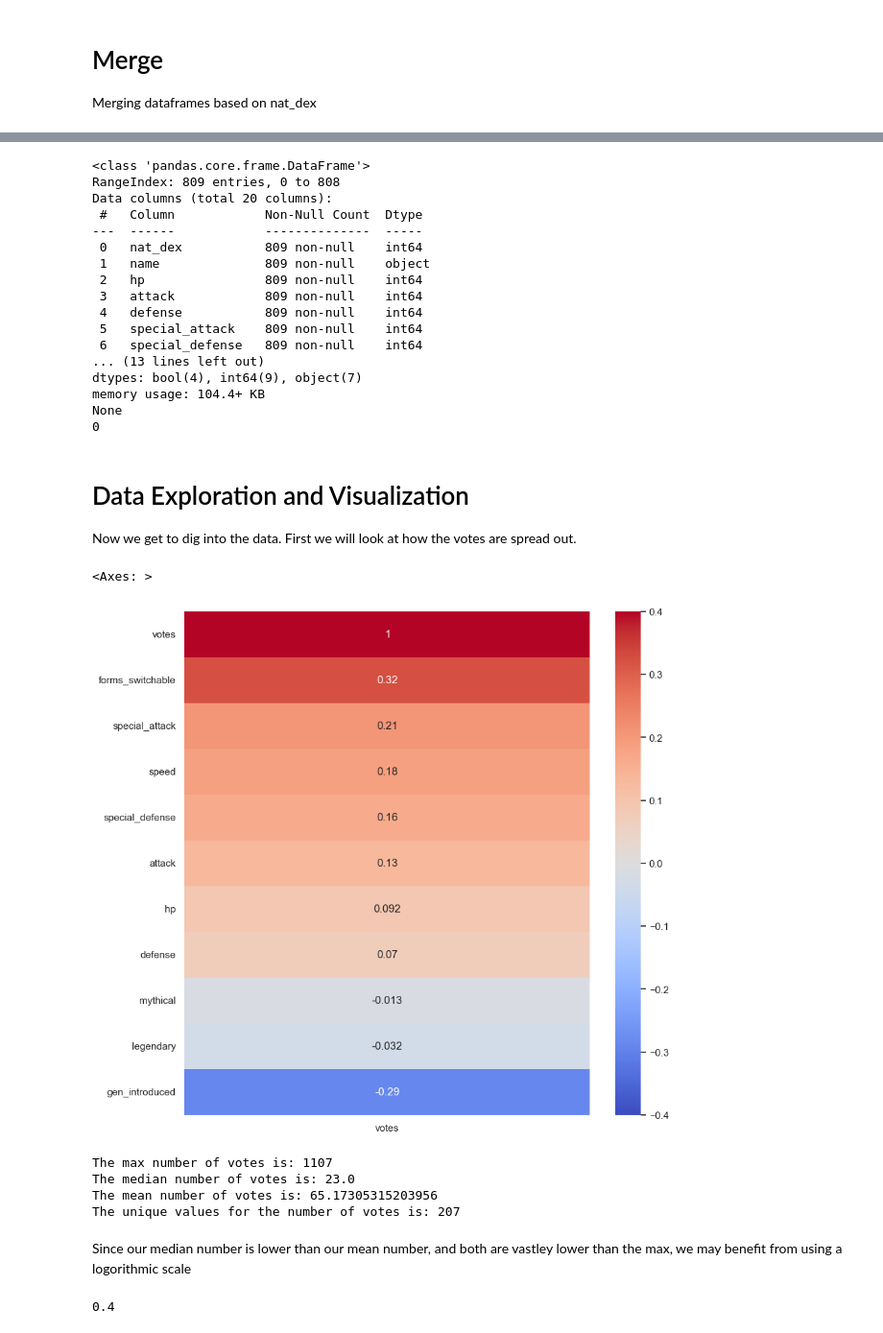
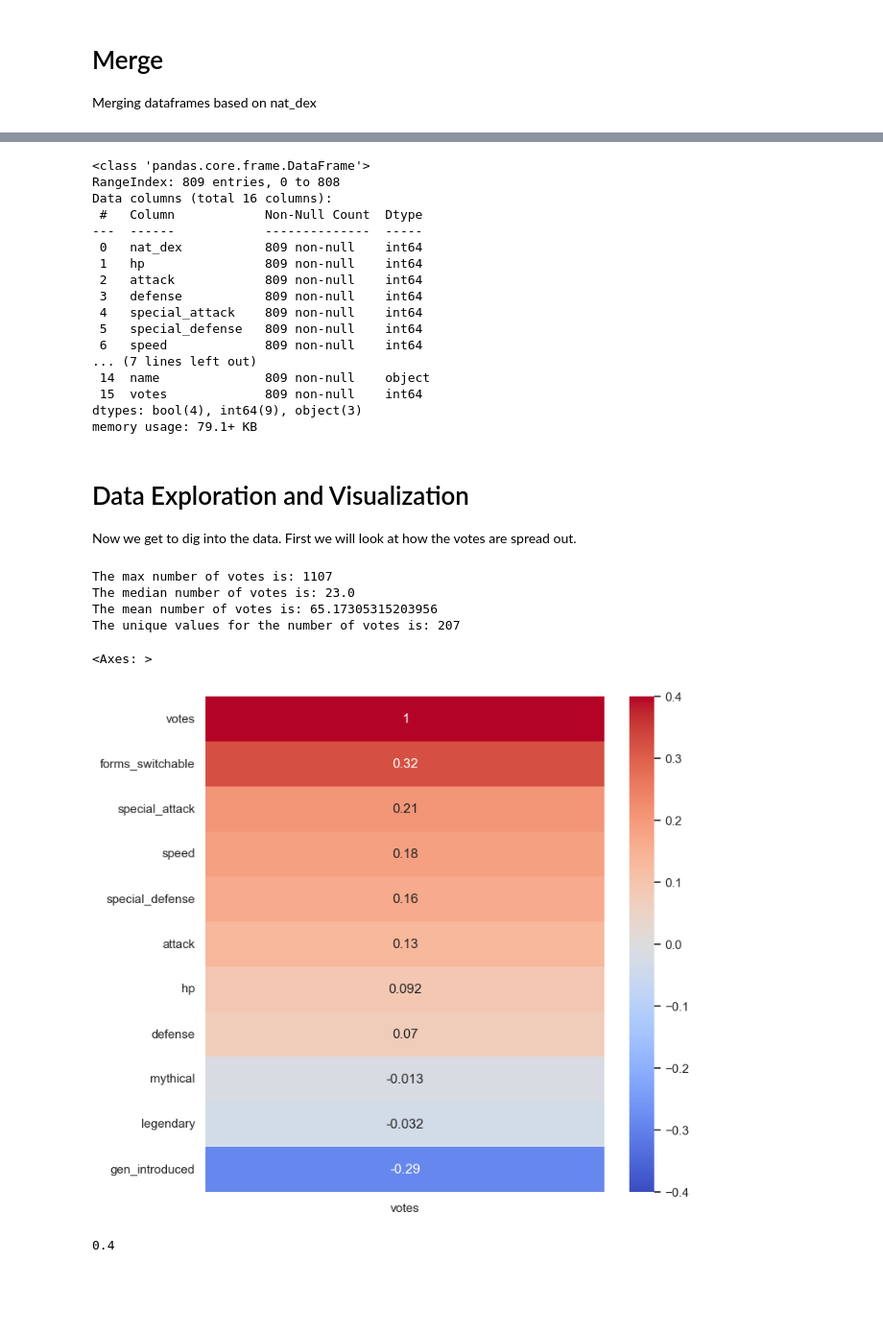
Before and after one commit to LeeMerrow/Pokemon-Popularity, a Jupyter notebook: Pokemon.ipynb, the cells around one changed output, grey strips where cells are left out. Shown at 96% size. Saved outputs shown, nothing was run; the diff lists cells and outputs as text; code cells hidden in the pictures; blank space fills up the shorter version.

```diff
--- a/Pokemon.ipynb
+++ b/Pokemon.ipynb
@@ -279,40 +265,28 @@ poke.head(9)
 # %%
-# checking to see how many non-null there is for each column. Only type2 and egg_group2 should not be the 809 non-null
-print(poke.info())
-print(poke['votes'].min())
+# Checking to see how many non-null there is for each column
+poke.info()
 # %% [output]
 <class 'pandas.core.frame.DataFrame'>
 RangeIndex: 809 entries, 0 to 808
-Data columns (total 20 columns):
+Data columns (total 16 columns):
  #   Column            Non-Null Count  Dtype
 ---  ------            --------------  -----
  0   nat_dex           809 non-null    int64
- 1   name              809 non-null    object
- 2   hp                809 non-null    int64
- 3   attack            809 non-null    int64
- 4   defense           809 non-null    int64
- 5   special_attack    809 non-null    int64
- 6   special_defense   809 non-null    int64
-... (13 lines left out)
-dtypes: bool(4), int64(9), object(7)
-memory usage: 104.4+ KB
-None
-0
+ 1   hp                809 non-null    int64
+ 2   attack            809 non-null    int64
+ 3   defense           809 non-null    int64
+ 4   special_attack    809 non-null    int64
+ 5   special_defense   809 non-null    int64
+ 6   speed             809 non-null    int64
+... (7 lines left out)
+ 14  name              809 non-null    object
+ 15  votes             809 non-null    int64
+dtypes: bool(4), int64(9), object(3)
+memory usage: 79.1+ KB
 # %% [markdown]
 # Data Exploration and Visualization
 
 Now we get to dig into the data. First we will look at how the votes are spread out.
-# %%
-columns_to_drop = ['nat_dex', 'name', 'shape',
-                   'is_default', 'primary_color',
-                   'type1', 'type2', 'egg_group1', 'egg_group2']
-stats = poke.drop(columns=columns_to_drop)
-f, ax = plt.subplots(figsize=(10,10))
-sns.heatmap(stats.corr()[['votes']].sort_values(by='votes', ascending=False),
-            annot=True, cmap='coolwarm', vmax=.4, vmin=-.4)
-# %% [output]
-<Axes: >
-[figure, removed]
 # %%
 print('The max number of votes is:', poke['votes'].max())
 print('The median number of votes is:', poke['votes'].median())
@@ -323,8 +297,18 @@ The max number of votes is: 1107
 The median number of votes is: 23.0
 The mean number of votes is: 65.17305315203956
 The unique values for the number of votes is: 207
-# %% [markdown]
-Since our median number is lower than our mean number, and both are vastley lower than the max, we may benefit from using a logorithmic scale
+# %%
+columns_to_drop = ['nat_dex', 'name', 'shape',
+                   'is_default', 'primary_color'#,
+                   #'type1', 'type2', 'egg_group1', 'egg_group2'
+                   ]
+heat = poke.drop(columns=columns_to_drop)
+f, ax = plt.subplots(figsize=(8,8))
+sns.heatmap(heat.corr()[['votes']].sort_values(by='votes', ascending=False),
+            annot=True, cmap='coolwarm', vmax=.4, vmin=-.4)
+# %% [output]
+<Axes: >
+[figure, added]
 # %%
 # Since we are using a logorithmic scale, 0 does not appear, so we are changing the votes that are equal to 0 to .4
 # This should not skew our data by much, and I would like to preserve the zero votes
```
Also changed, not shown: parts of 26 cells of this notebook.
